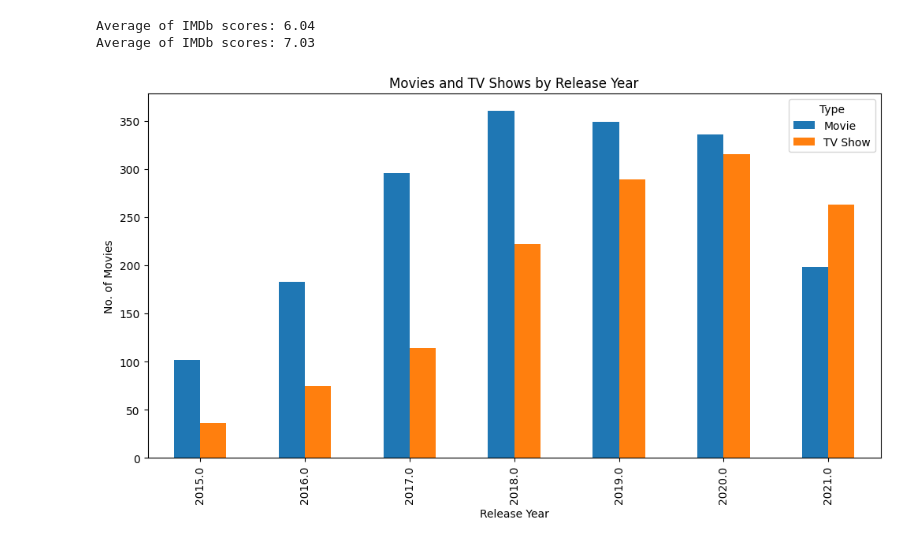
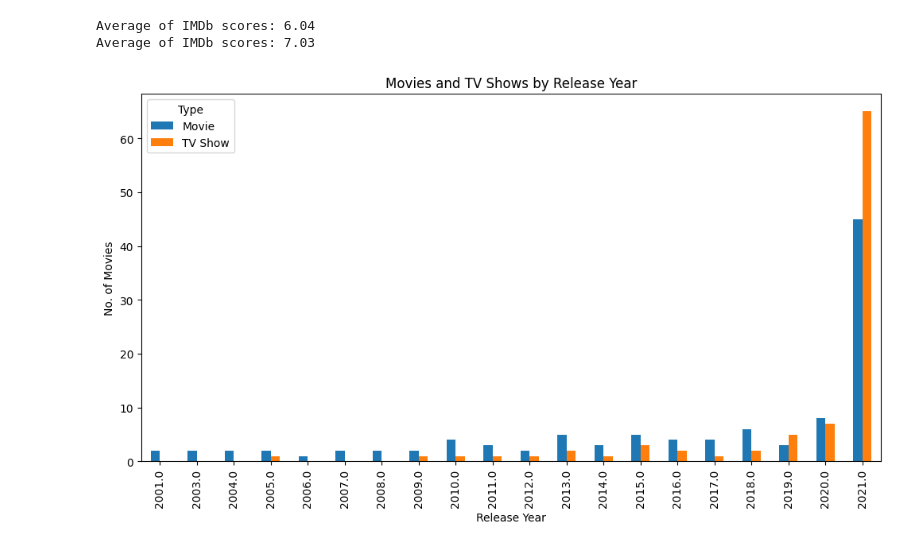
Before and after one commit to cinerarius/Netflix-Data-Analysis, a Jupyter notebook: Netflix_Data_Analysis.ipynb, the cells around one changed output. Saved outputs shown, nothing was run; the diff lists cells and outputs as text; code cells hidden in the pictures.

```diff
--- a/Netflix_Data_Analysis.ipynb
+++ b/Netflix_Data_Analysis.ipynb
@@ -3,7 +3,7 @@ import pandas as pd
 import matplotlib.pyplot as plt
 
 #Loading the Data
-df = pd.read_csv('/merged_ratings.csv')
+df = pd.read_csv('merged_ratings.csv')
 print(df[['title' ,'type']].head()) #Showing the Title and Type of First 5 movies
 # %% [output]
                    title     type
@@ -56,18 +56,18 @@ Average of IMDb scores: 7.03
 # %%
 import matplotlib.pyplot as plt
 import numpy as np
 
-after_2015 = df[df['release_year'] >= 2015] #DataFrame to show releases after 2015
+after_2000 = df[df['release_year'] >= 2000].head(200) #DataFrame to show releases after 2015
 
 # Group the data by 'release_year' and 'type' and count the occurrences
-grouped_data = after_2015.groupby(['release_year', 'type']).size().unstack(fill_value=0)
+grouped_data = after_2000.groupby(['release_year', 'type']).size().unstack(fill_value=0)
 
 # Plot the clustered column chart
 grouped_data.plot(kind='bar', figsize=(12, 6))
 plt.xlabel('Release Year')
 plt.ylabel('No. of Movies')
 plt.title('Movies and TV Shows by Release Year')
 plt.legend(title='Type')
 plt.show()
 # %% [output]
-[figure, old version]
+[figure, new version]
```
Also changed, not shown: parts of 1 cell of this notebook.
